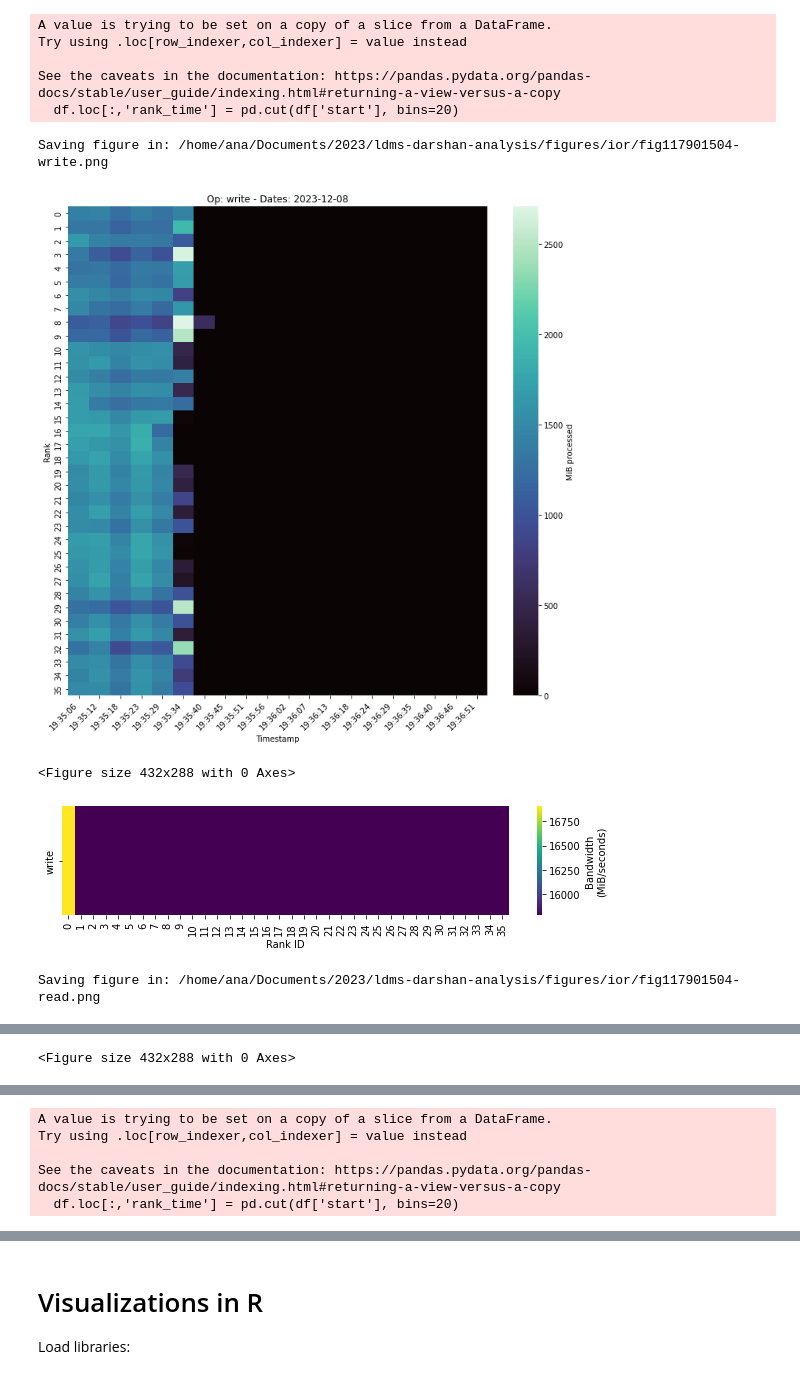
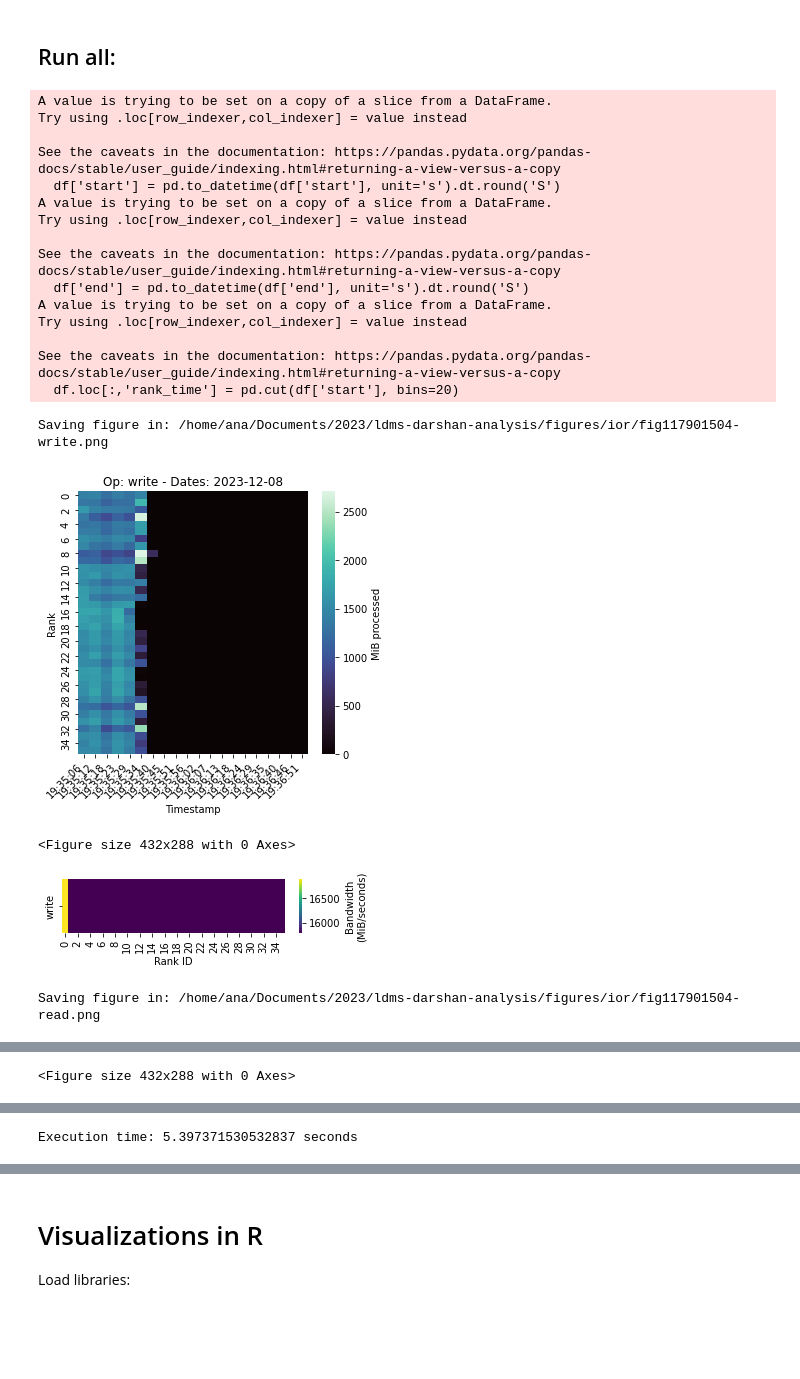
Before and after one commit to anaveroneze/ldms-darshan-analysis, a Jupyter notebook: code/ldms-darshan.ipynb, the cells around one changed output, grey strips where cells are left out. Cells and saved outputs as stored; diff of their text form; code cells hidden in the pictures; blank space fills up the shorter version.

```diff
--- a/code/ldms-darshan.ipynb
+++ b/code/ldms-darshan.ipynb
@@ -123,9 +168,10 @@ def get_statistics(df, output_file, self):
         pivot_df = df.pivot_table(index=None, columns='op', values='len', aggfunc='sum')
         for op, duration in total_durations.items():
             write_to_file(f'Duration {op}s: {round(duration, 4)} seconds')
-            if op == "read" or op == "write":
-                bytesproc = round((pivot_df[op].max() / (1024 ** 2)) / duration, 4)
-                write_to_file("Bandwidth:", bytesproc, "(MiB/second)")
+            # if op == "read" or op == "write":
+            #     print(op)
+            #     bytesproc = round((pivot_df[op].max() / (1024 ** 2)) / duration, 4)
+            #     write_to_file("Bandwidth:", bytesproc, "(MiB/second)")
 
         write_to_file("\nREADS:", round(df_read['len'].sum() / (1024 ** 2)),  "(MiB)")
         write_to_file("Max size per rank:", round(df_read.groupby('rank')['len'].agg('sum').max() / (1024 ** 2)), "MiB")
@@ -186,7 +232,7 @@ def main(filename, filepath):
 
         # Job characteristics and statistics:
         output_file = filename.replace(".csv", ".txt")
-        # get_statistics(local_df, output_file, job)
+        get_statistics(local_df, output_file, job)
 
         # Job visualizations
         get_visualizations_py(local_df, filepath, i)
@@ -278,24 +324,36 @@ def get_visualizations_R(filename, filepath):
     r.plot_duration(filepath + "teste5.png")
 
     return
+# %% [markdown]
+## Run all:
 # %%
 if __name__ == '__main__':
 
     start_time_exec = time.time()
     # filename = input('Insert absolut LDMS-Darshan log path:')
-    INPUTFILE="/home/ana/Documents/2023/ldms-darshan-analysis/ior/eclipse/darshan-ldms-output/csv/8m-4m/test_all_jobs.csv"
+    INPUTFILE="/home/ana/Documents/2023/ldms-darshan-analysis/ior/eclipse/darshan-ldms-output/csv/8m-4m/17901504-IOR_pscratch_1024_none.csv"
     FILEPATH="/home/ana/Documents/2023/ldms-darshan-analysis/figures/ior/"
     main(INPUTFILE, FILEPATH)
     end_time_exec = time.time()
     print("Execution time:", end_time_exec - start_time_exec, "seconds")
 # %% [output]
+A value is trying to be set on a copy of a slice from a DataFrame.
+Try using .loc[row_indexer,col_indexer] = value instead
+
+See the caveats in the documentation: https://pandas.pydata.org/pandas-docs/stable/user_guide/indexing.html#returning-a-view-versus-a-copy
+  df['start'] = pd.to_datetime(df['start'], unit='s').dt.round('S')
+A value is trying to be set on a copy of a slice from a DataFrame.
+Try using .loc[row_indexer,col_indexer] = value instead
+
+See the caveats in the documentation: https://pandas.pydata.org/pandas-docs/stable/user_guide/indexing.html#returning-a-view-versus-a-copy
+  df['end'] = pd.to_datetime(df['end'], unit='s').dt.round('S')
 A value is trying to be set on a copy of a slice from a DataFrame.
 Try using .loc[row_indexer,col_indexer] = value instead
 
 See the caveats in the documentation: https://pandas.pydata.org/pandas-docs/stable/user_guide/indexing.html#returning-a-view-versus-a-copy
   df.loc[:,'rank_time'] = pd.cut(df['start'], bins=20)
 Saving figure in: /home/ana/Documents/2023/ldms-darshan-analysis/figures/ior/fig117901504-write.png
-[figure, old version]
+[figure, new version]
 <Figure size 432x288 with 0 Axes>
-[figure, old version]
+[figure, new version]
 Saving figure in: /home/ana/Documents/2023/ldms-darshan-analysis/figures/ior/fig117901504-read.png
@@ -305,5 +363 @@ Saving figure in: /home/ana/Documents/2023/ldms-darshan-analysis/figures/ior/fig
-A value is trying to be set on a copy of a slice from a DataFrame.
-Try using .loc[row_indexer,col_indexer] = value instead
-
-See the caveats in the documentation: https://pandas.pydata.org/pandas-docs/stable/user_guide/indexing.html#returning-a-view-versus-a-copy
-  df.loc[:,'rank_time'] = pd.cut(df['start'], bins=20)
+Execution time: 5.397371530532837 seconds
```
Also changed, not shown: parts of 11 cells of this notebook.
